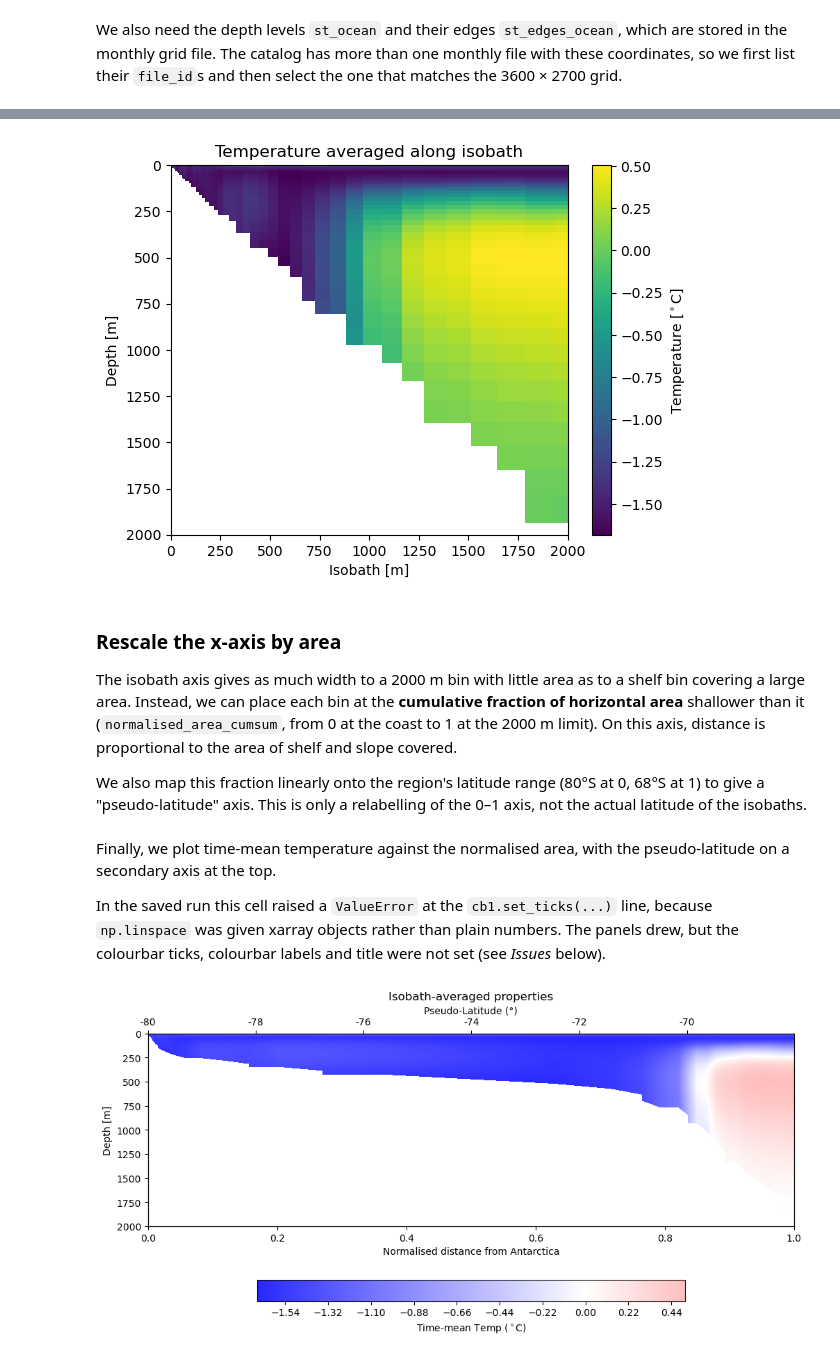
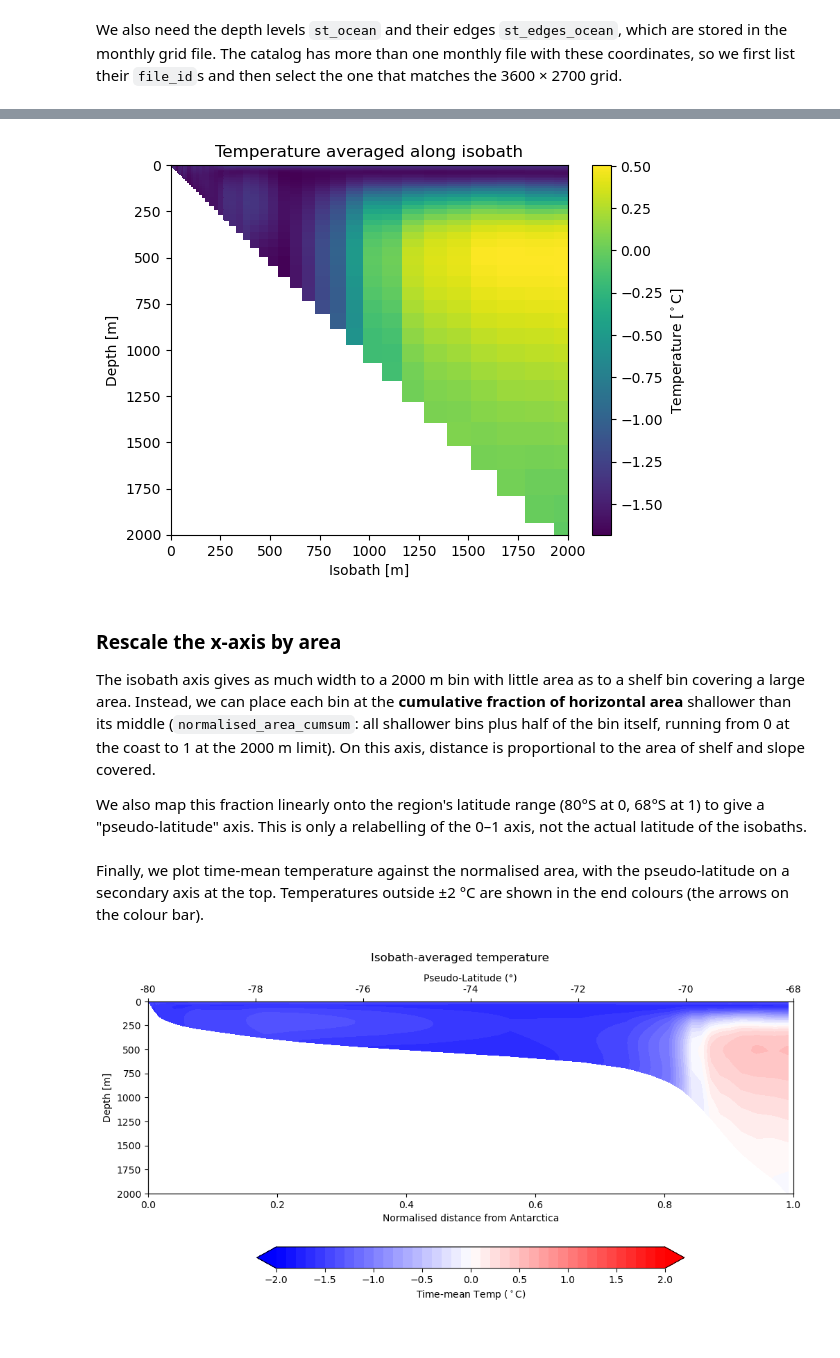
Before and after one commit to COSIMA/cosima-recipes, a Jupyter notebook: 03-Advanced-Recipes/Along_Isobath_Average.ipynb, the cells around one changed output, grey strips where cells are left out. Saved outputs shown, nothing was run; the diff lists cells and outputs as text; code cells hidden in the pictures.

```diff
--- a/03-Advanced-Recipes/Along_Isobath_Average.ipynb
+++ b/03-Advanced-Recipes/Along_Isobath_Average.ipynb
@@ -409,7 +80,7 @@ mask_depth = 2000
 ht = ht.sel(xt_ocean=lon_slice).sel(yt_ocean=lat_slice)
 
 # create masks:
-mask_t = ht.sel(xt_ocean=lon_slice).sel(yt_ocean=lat_slice) < mask_depth
+mask_t = ht < mask_depth
 mask_t = mask_t.where(mask_t != 0)
 
 # mask bathymetry:
@@ -456,4 +129,7 @@ Now lets apply the region mask to the volume, area and temperature.
 volume_masked = volume * mask_t
 area_t_masked = area_t * mask_t
 temp_masked = temp * mask_t
+
+# Only keep the volume of wet cells (where there is a temperature)
+volume_masked = volume_masked.where(temp_masked.notnull())
 # %% [markdown]
@@ -473,13 +149,13 @@ depth_bins = st_edges_ocean.values
 
 V_sum = histogram(ht_masked, bins = depth_bins,
                   dim = ['yt_ocean', 'xt_ocean'],
-                  weights = volume_masked)
+                  weights = volume_masked.fillna(0))
 A_sum = histogram(ht_masked, bins = depth_bins,
                   dim = ['yt_ocean', 'xt_ocean'],
-                  weights = area_t_masked)
+                  weights = area_t_masked.fillna(0))
 TV_sum = histogram(ht_masked, bins = depth_bins,
                    dim = ['yt_ocean', 'xt_ocean'],
-                   weights = volume_masked * temp_masked)
+                   weights = (volume_masked * temp_masked).fillna(0))
 
 T_mean = TV_sum / V_sum.where(V_sum>0)
 # %% [markdown]
@@ -498,57 +174,57 @@ plt.ylabel('Depth [m]')
 plt.colorbar(label = 'Temperature [$^\circ$C]')
 plt.title('Temperature averaged along isobath');
 # %% [output]
-[figure, old version]
+[figure, new version]
 # %% [markdown]
 ### Rescale the x-axis by area
 
-The isobath axis gives as much width to a 2000 m bin with little area as to a shelf bin covering a large area. Instead, we can place each bin at the **cumulative fraction of horizontal area** shallower than it (`normalised_area_cumsum`, from 0 at the coast to 1 at the 2000 m limit). On this axis, distance is proportional to the area of shelf and slope covered.
+The isobath axis gives as much width to a 2000 m bin with little area as to a shelf bin covering a large area. Instead, we can place each bin at the **cumulative fraction of horizontal area** shallower than its middle (`normalised_area_cumsum`: all shallower bins plus half of the bin itself, running from 0 at the coast to 1 at the 2000 m limit). On this axis, distance is proportional to the area of shelf and slope covered.
 
 We also map this fraction linearly onto the region's latitude range (80°S at 0, 68°S at 1) to give a "pseudo-latitude" axis. This is only a relabelling of the 0–1 axis, not the actual latitude of the isobaths.
 # %%
-normalised_area_cumsum = (A_sum.cumsum('ht_bin') / np.nansum(A_sum)).values
+# Cumulative fraction of the horizontal area, at the middle of each isobath bin:
+# all shallower bins plus half of this bin
+normalised_area_cumsum = ((A_sum.cumsum('ht_bin') - 0.5 * A_sum) / A_sum.sum('ht_bin')).values
 
-lat_max, lat_min = abs(mask_t.yt_ocean.max().values), abs(mask_t.yt_ocean.min().values)
+# Southern and northern edges of the region, in degrees south (80 and 68 here)
+lat_south, lat_north = abs(mask_t.yt_ocean.min().values), abs(mask_t.yt_ocean.max().values)
 
 ## Here, we plot the averaged quantities as a function of normalised area (between 0 and 1)
 ## and pseudo-latitude
 def normalised_to_pseudo_lat(normalised_area):
-    return -1 * (lat_min - (lat_min - lat_max) * normalised_area)
+    return -1 * (lat_south - (lat_south - lat_north) * normalised_area)
 
 def pseudo_lat_to_normalised(pseudo_lat):
-    return (lat_min + pseudo_lat) / (lat_min - lat_max)
+    return (lat_south + pseudo_lat) / (lat_south - lat_north)
 
 pseudo_lat = normalised_to_pseudo_lat(normalised_area_cumsum)
 # %% [markdown]
-Finally, we plot time-mean temperature against the normalised area, with the pseudo-latitude on a secondary axis at the top.
-
-In the saved run this cell raised a `ValueError` at the `cb1.set_ticks(...)` line, because `np.linspace` was given xarray objects rather than plain numbers. The panels drew, but the colourbar ticks, colourbar labels and title were not set (see *Issues* below).
+Finally, we plot time-mean temperature against the normalised area, with the pseudo-latitude on a secondary axis at the top. Temperatures outside ±2 °C are shown in the end colours (the arrows on the colour bar).
 # %%
 fig, axs = plt.subplots(1, 1, figsize=(12, 5), facecolor='w', edgecolor='k')
-fig.subplots_adjust(hspace = 0.35, wspace=0.2)
 
-im1 = axs.contourf(normalised_area_cumsum, st_ocean, T_mean.mean('time'), levels=500,
-                   vmin=-2, vmax=2, cmap=plt.cm.bwr)
+im1 = axs.contourf(normalised_area_cumsum, st_ocean, T_mean.mean('time'),
+                   levels=np.linspace(-2, 2, 41), extend='both', cmap=plt.cm.bwr)
 
 axs.invert_yaxis()
 axs.set_xlabel('Normalised distance from Antarctica')
 axs.set_ylim(mask_depth, 0)
 
 # Secondary x-axis: pseudo_lat
 twin_ax = axs.twiny()
 twin_ax.set_xlim(axs.get_xlim())  # Align the limits to match the shared x-axis
-twin_ax.set_xticks(pseudo_lat_to_normalised(np.arange(-80, -68, 2)))  # Match tick positions
-twin_ax.set_xticklabels(np.arange(-80, -68, 2))  # Replace tick labels with pseudo_lat values
+twin_ax.set_xticks(pseudo_lat_to_normalised(np.arange(-80, -67, 2)))  # Match tick positions
+twin_ax.set_xticklabels(np.arange(-80, -67, 2))  # Replace tick labels with pseudo_lat values
 twin_ax.set_xlabel('Pseudo-Latitude (°)')
 
 axs.set_ylabel('Depth [m]')
 
 cb1 = plt.colorbar(im1, fraction=0.08, pad=0.2, orientation='horizontal')
 
 cb1.set_label('Time-mean Temp ($^\circ$C)')
 
-plt.title('Isobath-averaged properties');
+fig.suptitle('Isobath-averaged temperature', y=1.02);
 # %% [output]
-[figure, old version]
+[figure, new version]
 # %%
 client.close()
```
Also changed, not shown: parts of 40 cells of this notebook.
